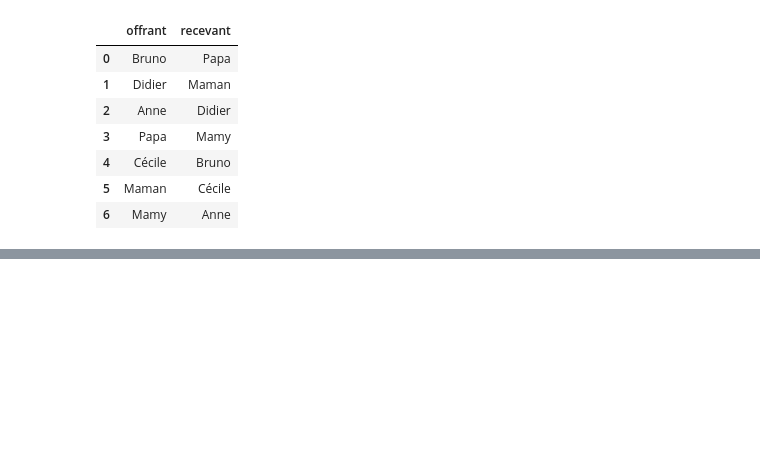
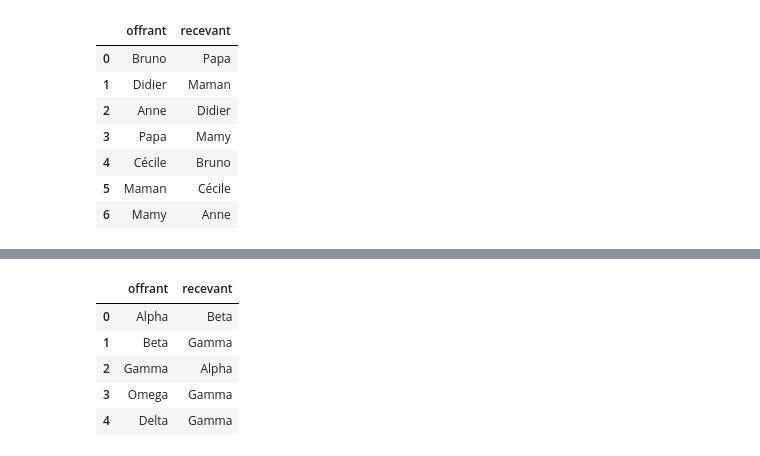
Before and after one commit to Elmetayer/divers, a Jupyter notebook: secret_santa.ipynb, the cells around one changed output, grey strips where cells are left out. Cells and saved outputs as stored; diff of their text form; code cells hidden in the pictures; blank space fills up the shorter version.

```diff
--- a/secret_santa.ipynb
+++ b/secret_santa.ipynb
@@ -94,0 +187,9 @@ pd.DataFrame(secret_santa_results, columns = ['offrant', 'recevant'])
+# %%
+pd.DataFrame(list(G.edges), columns = ['offrant', 'recevant'])
+# %% [output]
+|  | offrant | recevant |
+| 0 | Alpha | Beta |
+| 1 | Beta | Gamma |
+| 2 | Gamma | Alpha |
+| 3 | Omega | Gamma |
+| 4 | Delta | Gamma |
```
Also changed, not shown: parts of 7 cells of this notebook, 1 other file.
